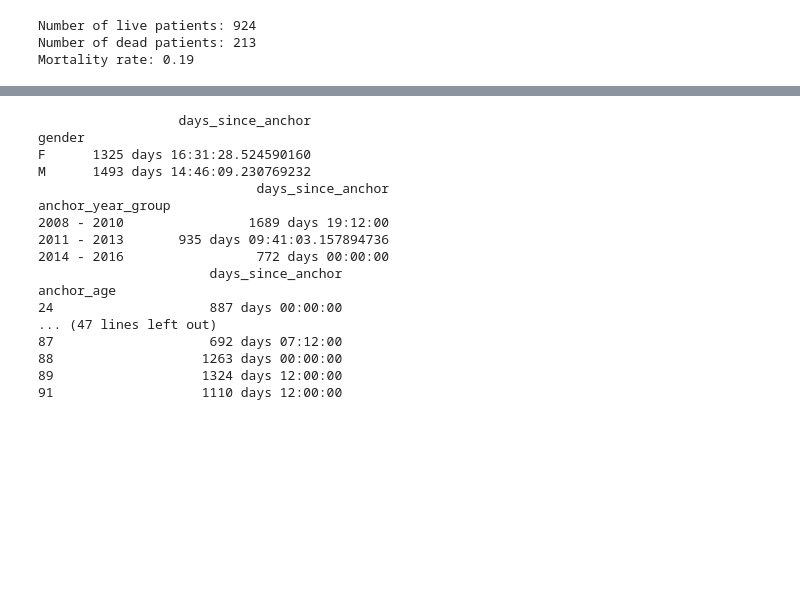
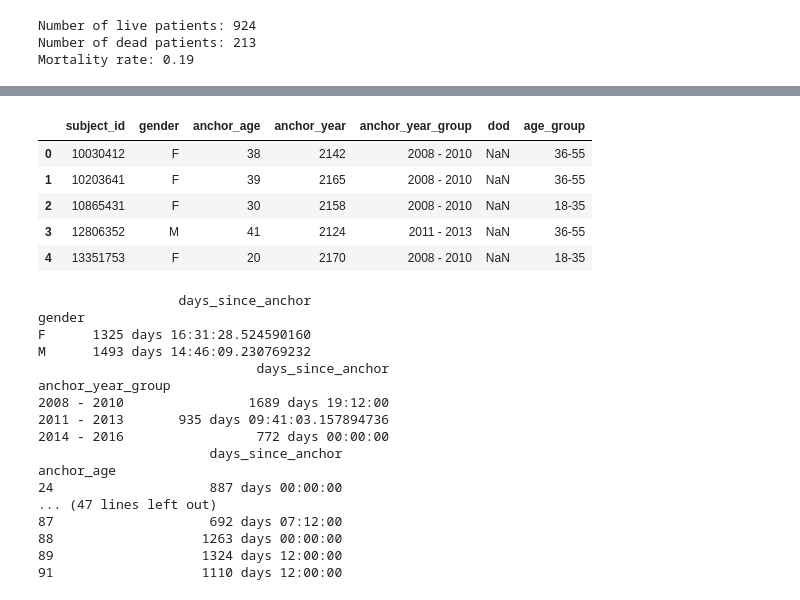
Before and after one commit to sitdownkevin/IBD-EDA, a Jupyter notebook: scripts/patients_ibd.ipynb, the cells around one changed output, grey strips where cells are left out. Saved outputs shown, nothing was run; the diff lists cells and outputs as text; code cells hidden in the pictures; blank space fills up the shorter version.

Commit message:
add new tables

```diff
--- a/scripts/patients_ibd.ipynb
+++ b/scripts/patients_ibd.ipynb
@@ -52,3 +58,24 @@ Name: count, dtype: int64
+# %%
+# 划分年龄段
+def category_from_age(age: int) -> str:
+    if age < 18:
+        return '<18'
+    elif age < 35:
+        return '18-35'
+    elif age < 55:
+        return '36-55'
+    else:
+        return '>55'
+
+patients_ibd['age_group'] = patients_ibd.anchor_age.apply(category_from_age)
+patients_ibd.head()
+# %% [output]
+|  | subject_id | gender | anchor_age | anchor_year | anchor_year_group | dod | age_group |
+| 0 | 10030412 | F | 38 | 2142 | 2008 - 2010 | NaN | 36-55 |
+| 1 | 10203641 | F | 39 | 2165 | 2008 - 2010 | NaN | 36-55 |
+| 2 | 10865431 | F | 30 | 2158 | 2008 - 2010 | NaN | 18-35 |
+| 3 | 12806352 | M | 41 | 2124 | 2011 - 2013 | NaN | 36-55 |
+| 4 | 13351753 | F | 20 | 2170 | 2008 - 2010 | NaN | 18-35 |
 # %%
 # How long patients who would die could live?
 days_since_anchor = pd.to_datetime(dead_patients.dod, format='%Y-%m-%d') - pd.to_datetime(dead_patients.anchor_year, format='%Y')
```
Also changed, not shown: parts of 2 cells of this notebook, 1 other file.
